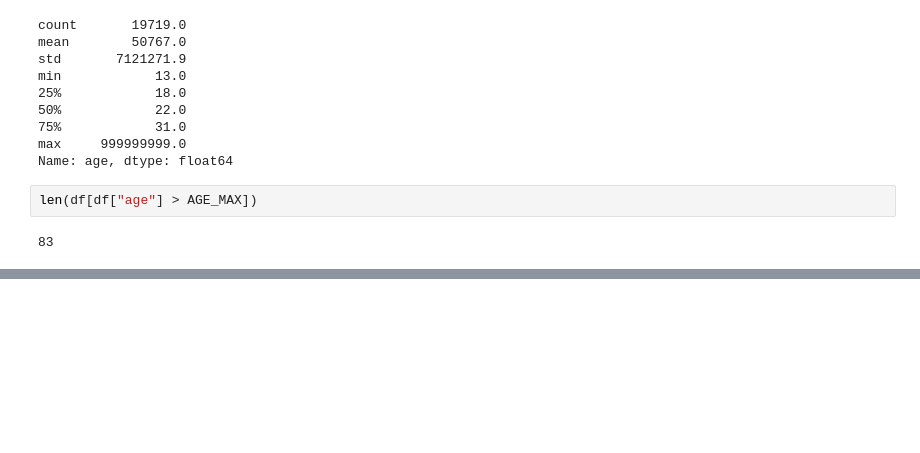
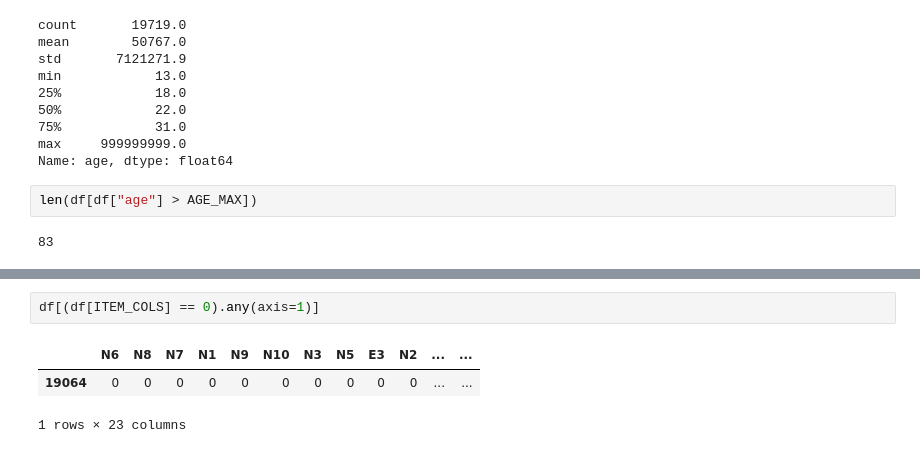
Before and after one commit to Lou020/personality-predictor, a Jupyter notebook: notebooks/01_eda.ipynb, the cells around one changed output, grey strips where cells are left out. Drawn from its saved outputs; the diff is of its cells as text; blank space fills up the shorter version.

```diff
--- a/notebooks/01_eda.ipynb
+++ b/notebooks/01_eda.ipynb
@@ -99,0 +126,6 @@ len(df[df["age"] > AGE_MAX])
+# %%
+df[(df[ITEM_COLS] == 0).any(axis=1)]
+# %% [output]
+|  | N6 | N8 | N7 | N1 | N9 | N10 | N3 | N5 | E3 | N2 | ... | ... |
+| 19064 | 0 | 0 | 0 | 0 | 0 | 0 | 0 | 0 | 0 | 0 | ... | ... |
+1 rows × 23 columns
```
Also changed, not shown: parts of 6 cells of this notebook, 3 other files.
